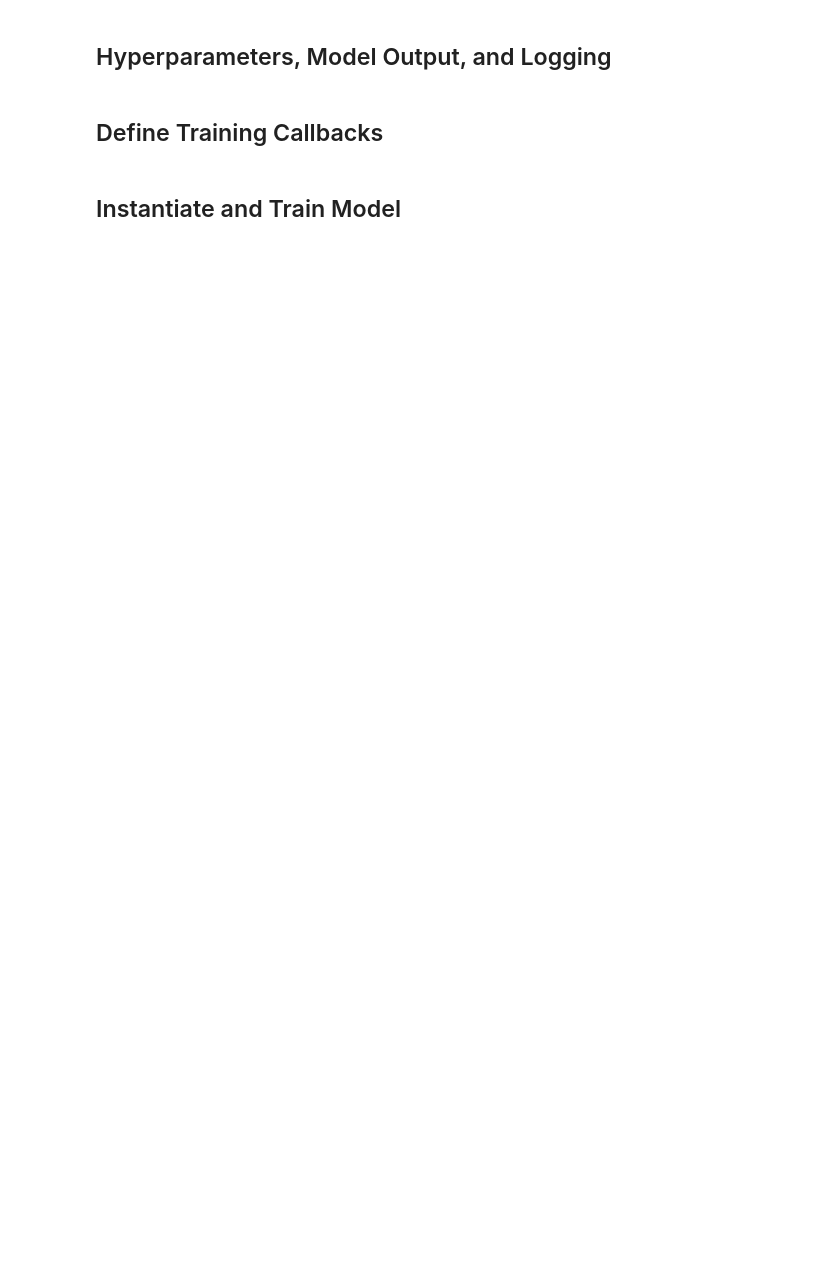
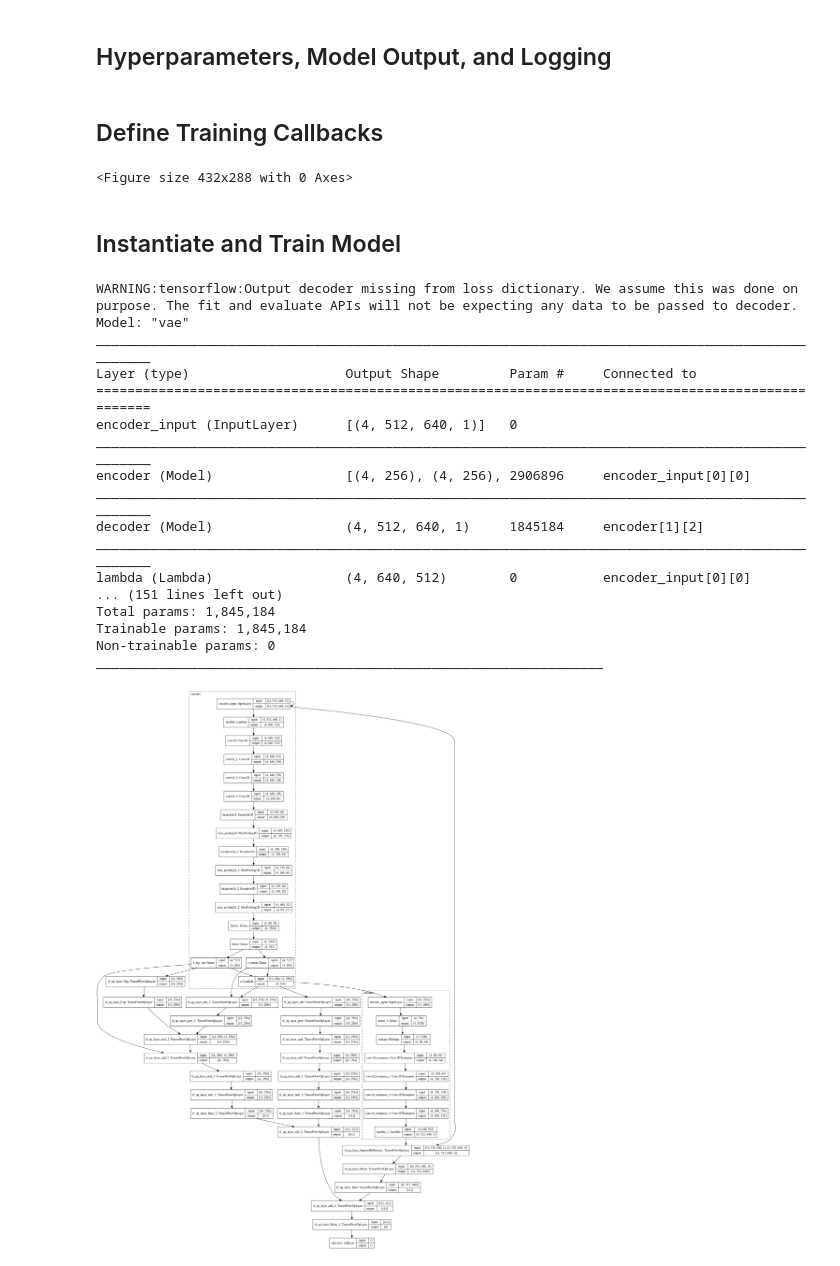
Before and after one commit to tasercake/Beatbrain, a Jupyter notebook: notebooks/generator-conv1d.ipynb, the cells around one changed output. Saved outputs shown, nothing was run; the diff lists cells and outputs as text; code cells hidden in the pictures; blank space fills up the shorter version.

Commit message:
Better model visualization (and maybe a bugfix)

```diff
--- a/notebooks/generator-conv1d.ipynb
+++ b/notebooks/generator-conv1d.ipynb
@@ -85,7 +92,7 @@ def build_cvae(
         eps = tf.keras.backend.random_normal(shape=(batch_size, dim))
         return eps * tf.exp(z_log_var * 0.5) + z_mean
 
-    encoder_input = Input(shape=input_shape, batch_size=batch_size)
+    encoder_input = Input(shape=input_shape, batch_size=batch_size, name="encoder_input")
     e = Lambda(reshape_1d)(encoder_input)  # (batch_size, time, freq)
     for i in range(num_conv):
         e = Conv1D(
@@ -106,17 +113,14 @@ def build_cvae(
     z = Lambda(reparam, output_shape=(latent_dim,), name="z")(
         [z_mean, z_log_var],
     )  # (batch_size, latent_dim)
-    encoder = Model(encoder_input, [z_mean, z_log_var, z], name="encoder")
 
     decoder_input_shape = [
         batch_size,
         input_shape[1] // 2 ** num_deconv,
         input_shape[0] // 2 ** num_deconv,
     ]  # shape: [?, time, freq]
-    decoder_input = Input(shape=(latent_dim,))
-    d = Dense(decoder_input_shape[1] * decoder_input_shape[2], activation="relu",)(
-        decoder_input
-    )
+    decoder_input = Input(shape=(latent_dim,), batch_size=batch_size, name="decoder_input")
+    d = Dense(decoder_input_shape[1] * decoder_input_shape[2], activation="relu",)(decoder_input)
     d = Reshape(target_shape=(decoder_input_shape[1], decoder_input_shape[2]))(d)
     for i in range(num_deconv):
         d = Conv1DTranspose(
@@ -131,20 +135,19 @@ def build_cvae(
         kernel_size=3,
         strides=1,
         padding="SAME",
-        activation="relu",
+        activation="sigmoid",  # Changed this from RELU
+        name="decoder_output",
     )(d)
     decoder_output = Lambda(reshape_2d)(decoder_output)
+
+    encoder = Model(encoder_input, [z_mean, z_log_var, z], name="encoder")
     decoder = Model(decoder_input, decoder_output, name="decoder")
-    outputs = decoder(encoder(encoder_input)[2])  # shape: [?, time, freq]
-    d = Lambda(reshape_2d)(d)
-    model = Model(
-        encoder_input, outputs, name="vae"
-    )  # shape: [?, freq, time, channels]
+    model_output = decoder(encoder(encoder_input)[2])
+    model = Model(encoder_input, model_output, name="vae")
 
-    assert encoder_input.shape == outputs.shape
-    reconstruction_loss = tf.losses.mse(encoder_input, outputs)
-    reconstruction_loss = tf.reduce_sum(reconstruction_loss, axis=[1, 2])
-    log2pi = tf.math.log(2.0 * np.pi)
+    assert encoder_input.shape == model_output.shape
+    reconstruction_loss = tf.losses.mse(encoder_input, model_output)
+    reconstruction_loss = tf.reduce_sum(reconstruction_loss, axis=[1, 2])  # To exclude channels or not to exclude?
     logpz = log_normal_pdf(z, 0.0, 0.0)
     logqz_x = log_normal_pdf(z, z_mean, z_log_var)
     kl_loss = logqz_x - logpz
@@ -152,6 +155,7 @@ def build_cvae(
 
     model.add_loss(vae_loss)
     model.compile(optimizer=tf.keras.optimizers.Adam(learning_rate))
+#     model.compile(optimizer=tf.keras.optimizers.Adam(learning_rate), loss=lambda yt, yp: vae_loss)
     return model, encoder, decoder
 
 class Inception1D(Layer):
@@ -285,10 +289,11 @@ NUM_DECONV = 5
 LEARNING_RATE = 1e-5
 
 # Outputs
-MODEL_NAME = "cvae_1d_inception_exp"
+MODEL_NAME = "cvae_1d_inception_vis"
 MODEL_DIR = Path("../models")
 MODEL_DIR.mkdir(exist_ok=True, parents=True)
 LOG_DIR = Path("../logs") / MODEL_NAME
+LOG_DIR.mkdir(exist_ok=True, parents=True)
 LOG_FREQUENCY = 200
 # %% [markdown]
 ## Define Training Callbacks
@@ -398,19 +403,41 @@ model_saver = ModelCheckpoint(
 visualizer = VisualizeCallback(
     LOG_DIR, LATENT_DIM, val_dataset, frequency=LOG_FREQUENCY,
 )
+# %% [output]
+<Figure size 432x288 with 0 Axes>
 # %% [markdown]
 ## Instantiate and Train Model
 # %%
 model, encoder, decoder = build_cvae(
     LATENT_DIM,
     IMAGE_DIMS,
     num_conv=NUM_CONV,
     batch_size=BATCH_SIZE,
     learning_rate=LEARNING_RATE,
 )
 model.summary()
 encoder.summary()
 decoder.summary()
+plot_model(model, to_file=str(LOG_DIR / "model.png"), expand_nested=True, show_shapes=True)
+# %% [output]
+WARNING:tensorflow:Output decoder missing from loss dictionary. We assume this was done on purpose. The fit and evaluate APIs will not be expecting any data to be passed to decoder.
+Model: "vae"
+__________________________________________________________________________________________________
+Layer (type)                    Output Shape         Param #     Connected to
+==================================================================================================
+encoder_input (InputLayer)      [(4, 512, 640, 1)]   0
+__________________________________________________________________________________________________
+encoder (Model)                 [(4, 256), (4, 256), 2906896     encoder_input[0][0]
+__________________________________________________________________________________________________
+decoder (Model)                 (4, 512, 640, 1)     1845184     encoder[1][2]
+__________________________________________________________________________________________________
+lambda (Lambda)                 (4, 640, 512)        0           encoder_input[0][0]
+... (151 lines left out)
+Total params: 1,845,184
+Trainable params: 1,845,184
+Non-trainable params: 0
+_________________________________________________________________
+[figure, added]
 # %%
 # Train model
 model.fit_generator(
```
Also changed, not shown: parts of 2 cells of this notebook.
